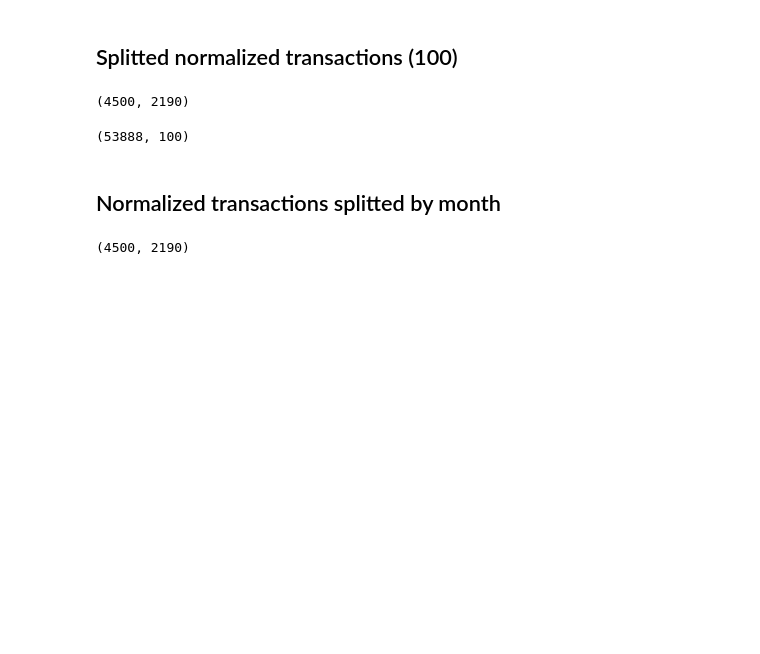
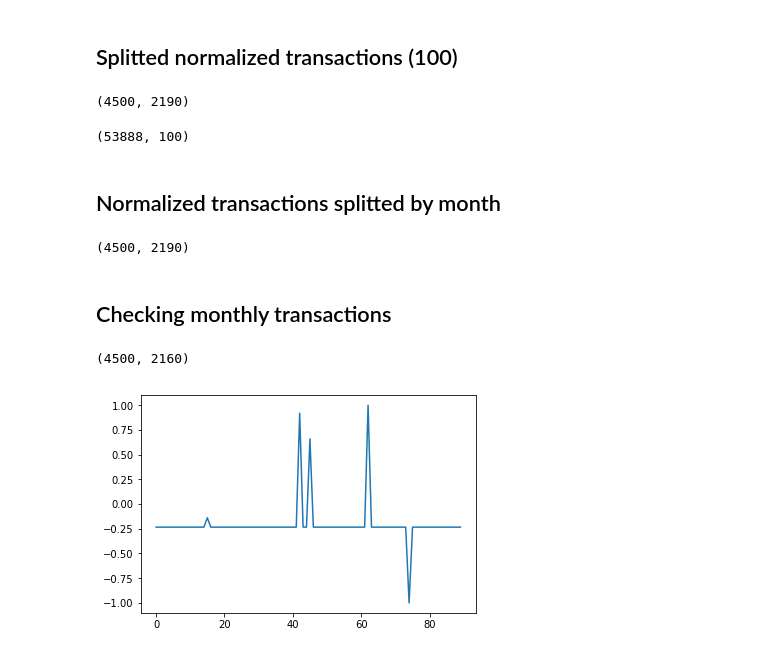
Before and after one commit to HitLuca/GANs_for_spiking_time_series, a Jupyter notebook: datasets/berka_dataset/training_dataset_creation.ipynb, the cells around one changed output. Cells and saved outputs as stored; diff of their text form; code cells hidden in the pictures; blank space fills up the shorter version.

```diff
--- a/datasets/berka_dataset/training_dataset_creation.ipynb
+++ b/datasets/berka_dataset/training_dataset_creation.ipynb
@@ -227,3 +227,15 @@ while (d1 - current_date). days >= 0:
     current_date += datetime.timedelta(days=1)
 
 np.save('usable/normalized_transactions_months.npy', new_transactions)
+# %% [markdown]
+## Checking monthly transactions
+# %%
+transactions = np.load('usable/normalized_transactions_months.npy')
+transactions.shape
+# %% [output]
+(4500, 2160)
+# %%
+plt.plot(transactions[1000, 300:390])
+plt.show()
+# %% [output]
+[figure, added]
```
Also changed, not shown: 10 other files.
